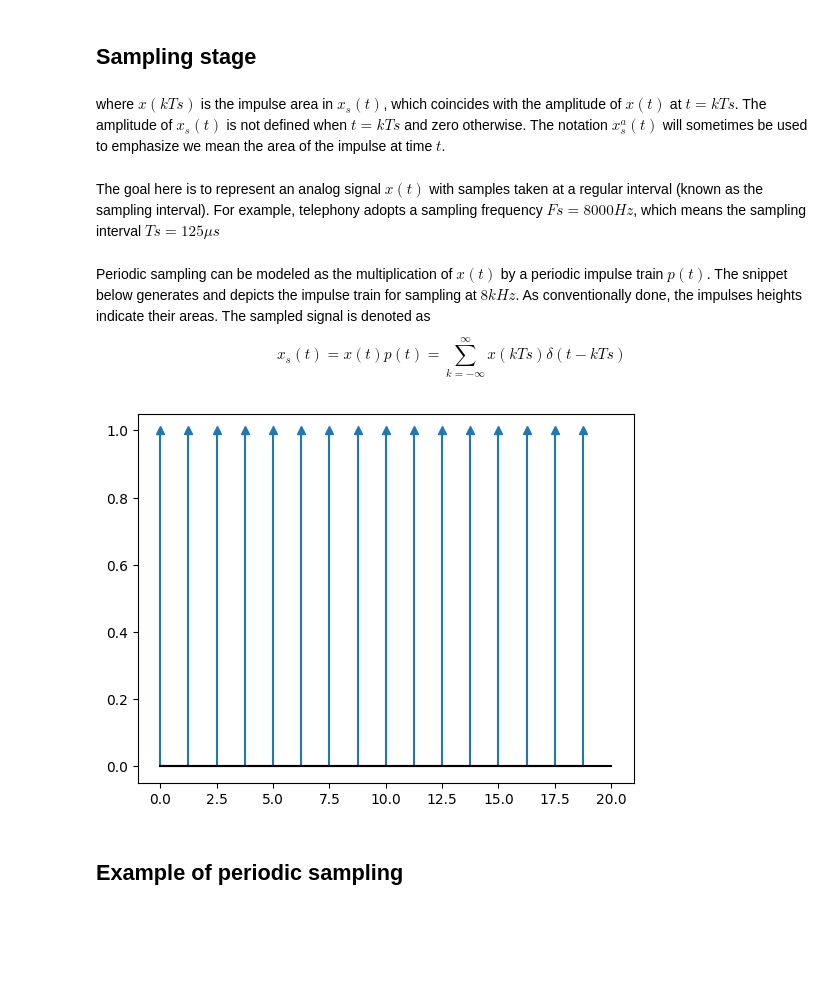
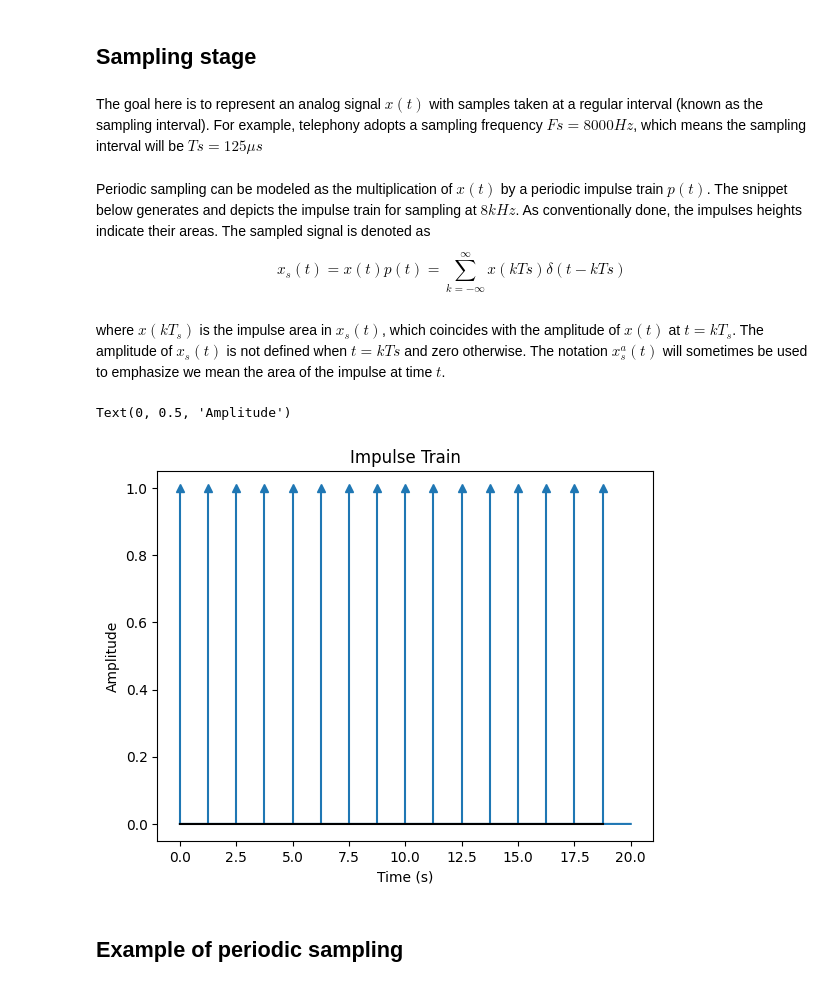
Before and after one commit to EduardoGFilho/DSP_Jupyter_Notebooks, a Jupyter notebook: Sampling.ipynb, the cells around one changed output. Cells and saved outputs as stored; diff of their text form; code cells hidden in the pictures; blank space fills up the shorter version.

Commit message:
labled graphs in sampling.py

```diff
--- a/Sampling.ipynb
+++ b/Sampling.ipynb
@@ -16,37 +16,39 @@ from scipy.signal import unit_impulse
 # %% [markdown]
 ## Sampling stage
+# %% [markdown]
+The goal here is to represent an analog signal $x(t)$ with samples taken at a regular interval (known as the sampling interval). For example, telephony adopts a sampling frequency $Fs = 8000Hz$, which means the sampling interval will be $Ts = 125 \mu s$
+# %% [markdown]
+Periodic sampling can be modeled as the multiplication of $x(t)$ by a periodic impulse train $p(t)$. The snippet below generates and depicts the impulse train for sampling at $8 kHz$. As conventionally done, the impulses heights indicate their areas. The sampled signal is denoted as
+$$x_s(t) = x(t)p(t) = \sum_{k=-\infty}^{\infty} x(kTs)\delta(t - kTs)$$
 # %% [markdown]
-where $x(kTs)$ is the impulse area in $x_s(t)$, which coincides with the amplitude of $x(t)$ at
-$t = kTs$. The amplitude of $x_s(t)$ is not defined when $t = kTs$ and zero otherwise. The
+where $x(kT_s)$ is the impulse area in $x_s(t)$, which coincides with the amplitude of $x(t)$ at
+$t = kT_s$. The amplitude of $x_s(t)$ is not defined when $t = kTs$ and zero otherwise. The
 notation $x^a_s (t)$ will sometimes be used to emphasize we mean the area of the impulse at
 time $t$.
-# %% [markdown]
-The goal here is to represent an analog signal $x(t)$ with samples taken at a regular interval (known as the sampling interval). For example, telephony adopts a sampling frequency $Fs = 8000Hz$, which means the sampling interval $Ts = 125 \mu s$
-# %% [markdown]
-Periodic sampling can be modeled as the multiplication of $x(t)$
-by a periodic impulse train $p(t)$. The snippet below generates and depicts the impulse train
-for sampling at $8 kHz$. As conventionally done, the impulses heights indicate their
-areas. The sampled signal is denoted as
-$$x_s(t) = x(t)p(t) = \sum_{k=-\infty}^{\infty} x(kTs)\delta(t - kTs)$$
 # %%
 # Generate a time windows representing 2 ms and calculate the associated time slice
 time_axis = np.linspace(0,20,10000)
 time_slice = 20/10000
 
 # Initalize an array to hold our impulse train
 impulse_train = np.zeros_like(time_axis)
 
 # Determine the "sampling period" for our impulses, so that they have 125us in distance
 discrete_Ts = int((125e-6/1e-4)*(1/time_slice))
 
 # Populate the impulse train p(t)
 for i in range(len(impulse_train)):
     if i % discrete_Ts == 0:
         impulse_train += unit_impulse(shape = impulse_train.shape, idx = i)
 
+# Plot out impulse train
 plot_impulses(time_axis,impulse_train)
+plt.title("Impulse Train")
+plt.xlabel("Time (s)")
+plt.ylabel("Amplitude")
 # %% [output]
+Text(0, 0.5, 'Amplitude')
-[figure, old version]
+[figure, new version]
 # %% [markdown]
 ## Example of periodic sampling
 # %%
```
Also changed, not shown: parts of 27 cells of this notebook, 2 other files.
